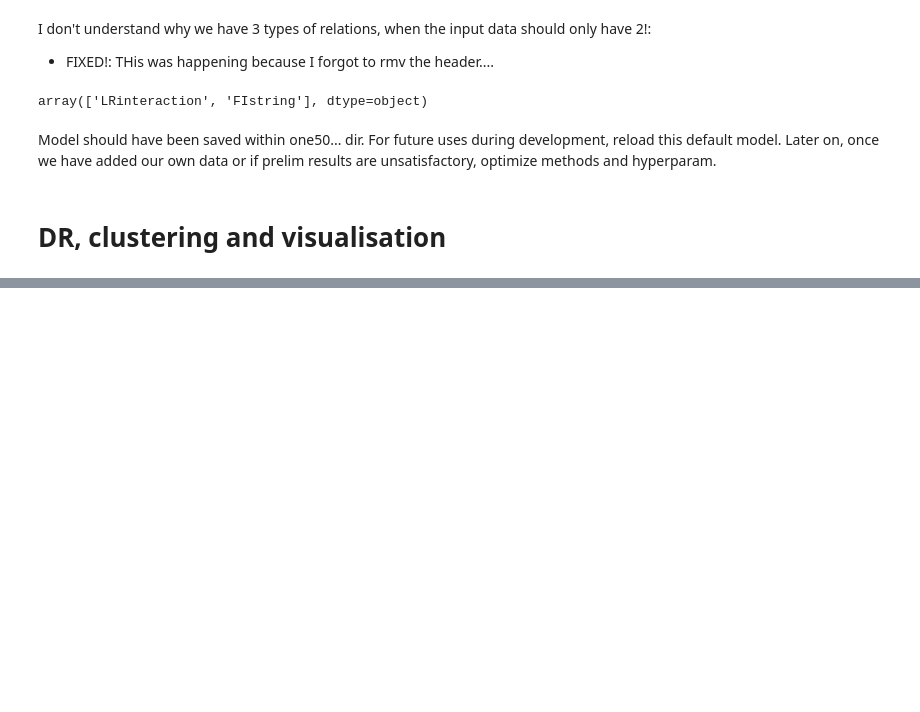
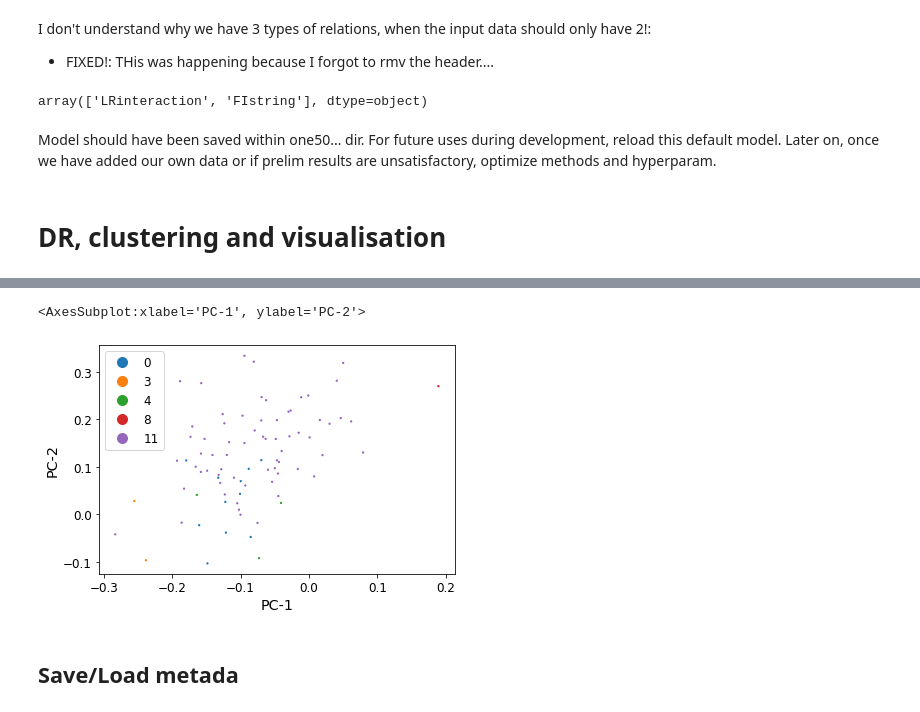
Before and after one commit to FerranC96/sKG4cellCommns, a Jupyter notebook: one.ipynb, the cells around one changed output, grey strips where cells are left out. Cells and saved outputs as stored; diff of their text form; code cells hidden in the pictures; blank space fills up the shorter version.

```diff
--- a/one.ipynb
+++ b/one.ipynb
@@ -574,0 +901,15 @@ Furthermore, we should be able to cluster them and colour by cluster too. Hopefu
+# %%
+# pathawayOFinterest = "Glutathione conjugation"
+pathawayOFinterest = "Mitochondrial translation termination"
+
+hits = RDdataframe.index.isin(RDdataframe.loc[RDdataframe["pathway"]==pathawayOFinterest].index)
+# %%
+scprep.plot.scatter2d(RDdataframe,
+    c=RDdataframe["clust"],
+    mask=hits,
+    label_prefix="PC-", shuffle=True)
+# %% [output]
+<AxesSubplot:xlabel='PC-1', ylabel='PC-2'>
+[figure, added]
+# %% [markdown]
+## Save/Load metada
```
Also changed, not shown: parts of 31 cells of this notebook, 10 other files.
